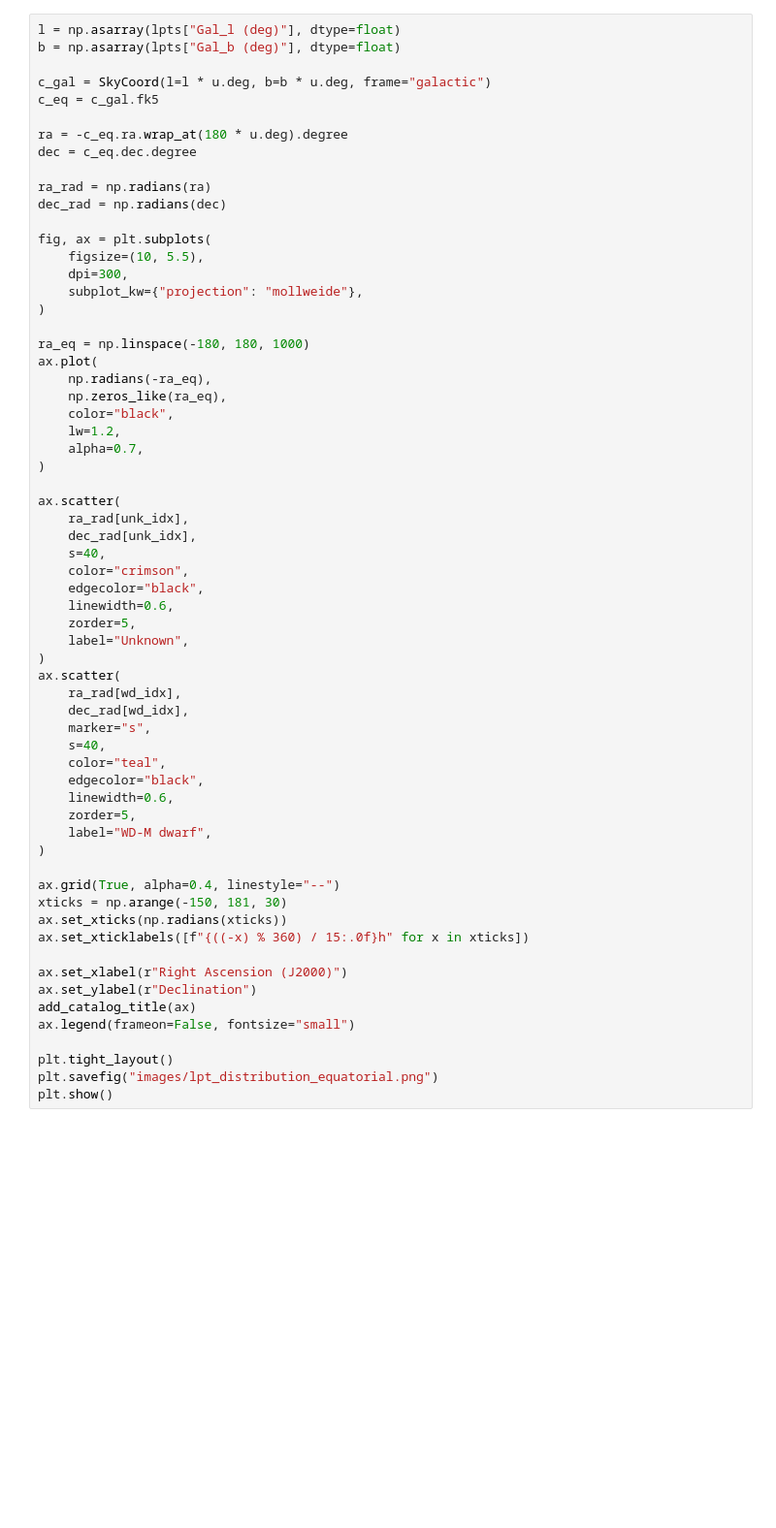
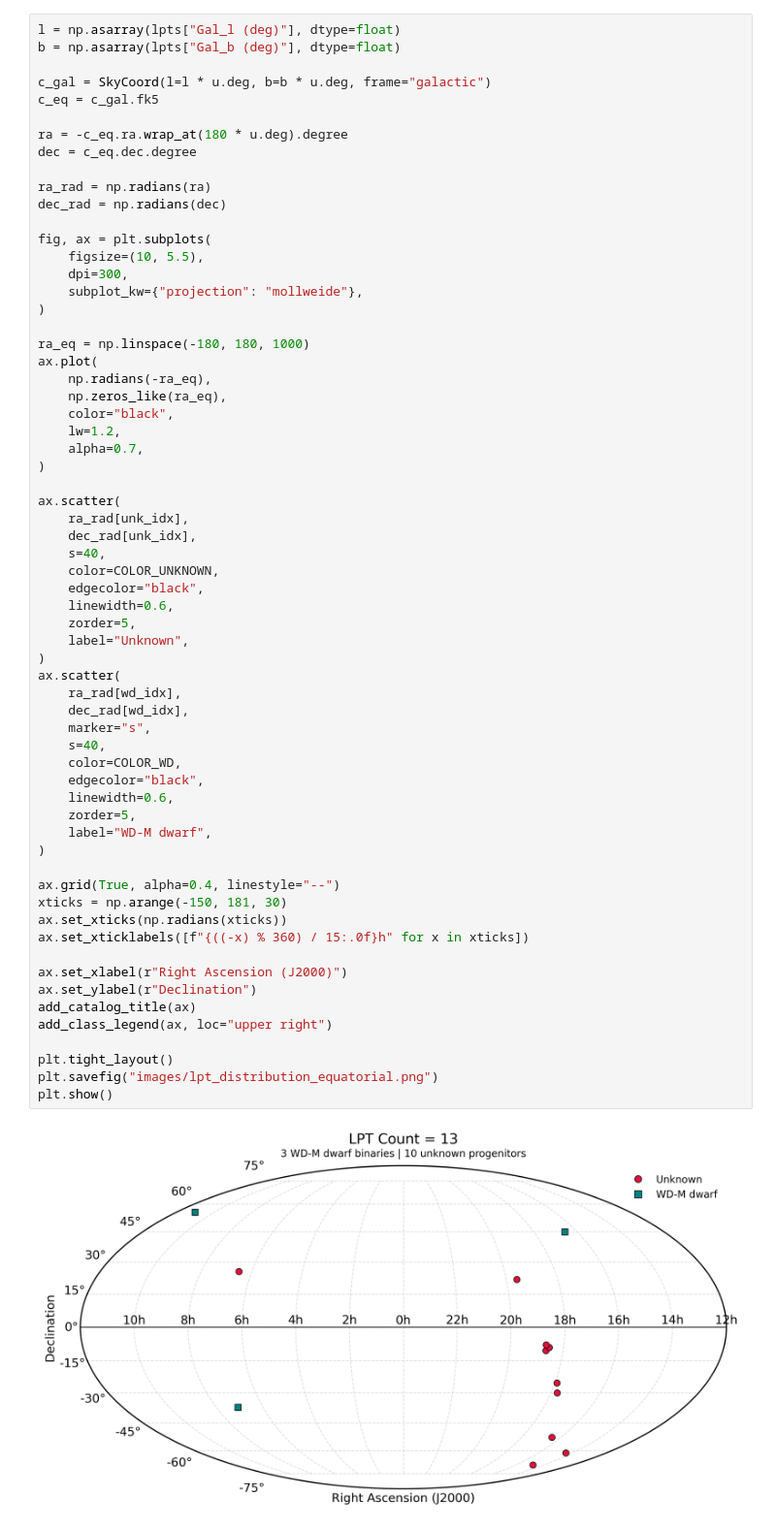
Before and after one commit to PSR-Jake/lptcat, a Jupyter notebook: LPT_plots.ipynb, the cells around one changed output. Shown at 97% size. Saved outputs shown, nothing was run; the diff lists cells and outputs as text; blank space fills up the shorter version.

```diff
--- a/LPT_plots.ipynb
+++ b/LPT_plots.ipynb
@@ -152,35 +194,37 @@ ax.scatter(
     ra_rad[unk_idx],
     dec_rad[unk_idx],
     s=40,
-    color="crimson",
+    color=COLOR_UNKNOWN,
     edgecolor="black",
     linewidth=0.6,
     zorder=5,
     label="Unknown",
 )
 ax.scatter(
     ra_rad[wd_idx],
     dec_rad[wd_idx],
     marker="s",
     s=40,
-    color="teal",
+    color=COLOR_WD,
     edgecolor="black",
     linewidth=0.6,
     zorder=5,
     label="WD-M dwarf",
 )
 
 ax.grid(True, alpha=0.4, linestyle="--")
 xticks = np.arange(-150, 181, 30)
 ax.set_xticks(np.radians(xticks))
 ax.set_xticklabels([f"{((-x) % 360) / 15:.0f}h" for x in xticks])
 
 ax.set_xlabel(r"Right Ascension (J2000)")
 ax.set_ylabel(r"Declination")
 add_catalog_title(ax)
-ax.legend(frameon=False, fontsize="small")
+add_class_legend(ax, loc="upper right")
 
 plt.tight_layout()
 plt.savefig("images/lpt_distribution_equatorial.png")
 plt.show()
+# %% [output]
+[figure, added]
 # %% [markdown]
```
Also changed, not shown: parts of 14 cells of this notebook.
